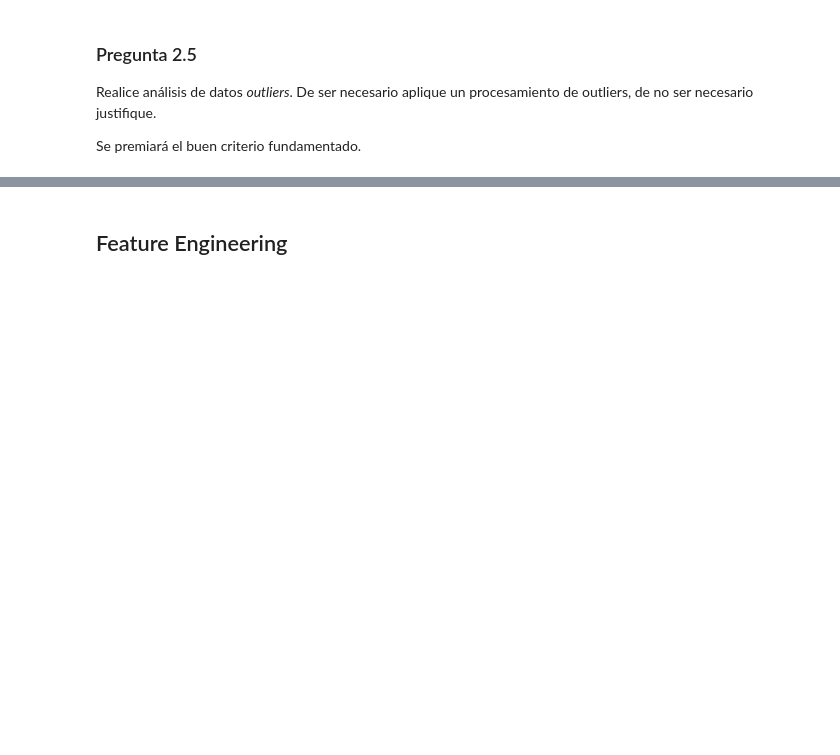
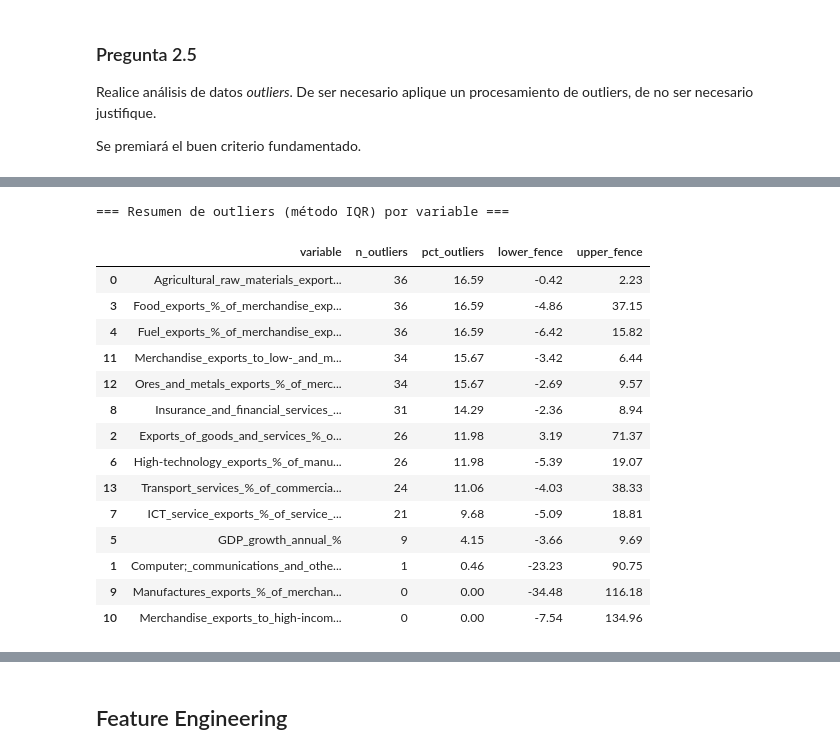
Before and after one commit to GabOqueli-16062022/Aplicaciones_Machine_Learning_economia, a Jupyter notebook: Tarea II/Tarea_2.ipynb, the cells around one changed output, grey strips where cells are left out. Drawn from its saved outputs; the diff is of its cells as text; code cells hidden in the pictures; blank space fills up the shorter version.

```diff
--- a/Tarea II/Tarea_2.ipynb
+++ b/Tarea II/Tarea_2.ipynb
@@ -1644,0 +1749,7 @@ Realice análisis de valores vacíos y tratamiento de estos. Se premiará manten
+# %%
+# Eliminar columnas con ≥ 50% de valores faltantes
+threshold_pct = 50.0
+cols_to_drop = missing_summary[
+    (missing_summary["missing_percent"] >= threshold_pct)
+].index.tolist()
+print(cols_to_drop)
@@ -1644,0 +1758,11 @@ Realice análisis de valores vacíos y tratamiento de estos. Se premiará manten
+# %%
+df_impute = df.drop(columns=cols_to_drop)
+
+# Resumen tras eliminar esas columnas de mas del 50%
+missing_counts_2 = df_impute.isna().sum()
+missing_percent_2 = (missing_counts_2 / df_impute.shape[0]) * 100
+missing_summary_2 = pd.DataFrame({
+    "missing_count": missing_counts_2,
+    "missing_percent": missing_percent_2.round(2)
+}).sort_values(by="missing_percent", ascending=False)
+display(missing_summary_2)
@@ -1644,0 +1847,2 @@ Realice análisis de valores vacíos y tratamiento de estos. Se premiará manten
+# %%
+df = df_final
@@ -1663,0 +1868,50 @@ Se premiará el buen criterio fundamentado.
+# %%
+# Función para detectar outliers usando el método IQR
+def detect_outliers_iqr(series):
+    """
+    Devuelve un booleano para cada elemento de la serie: True si es outlier según IQR.
+    Outlier = valor < Q1 - 1.5*IQR  o  valor > Q3 + 1.5*IQR
+    """
+    q1 = series.quantile(0.25)
+    q3 = series.quantile(0.75)
+    iqr = q3 - q1
+    lower_fence = q1 - 1.5 * iqr
+    upper_fence = q3 + 1.5 * iqr
+    return (series < lower_fence) | (series > upper_fence), lower_fence, upper_fence
+
+#  Recorrer cada variable numérica y calcular cantidad de outliers
+outlier_summary = []
+for col in num_cols_remaining:
+    series = df[col]
+    mask_outlier, lower_fence, upper_fence = detect_outliers_iqr(series)
+    n_outliers = mask_outlier.sum()
+    pct_outliers = n_outliers / series.shape[0] * 100
+    outlier_summary.append({
+        "variable": col,
+        "n_outliers": n_outliers,
+        "pct_outliers": round(pct_outliers, 2),
+        "lower_fence": round(lower_fence, 2),
+        "upper_fence": round(upper_fence, 2)
+    })
+
+outlier_df = pd.DataFrame(outlier_summary).sort_values(by="pct_outliers", ascending=False)
+
+print("=== Resumen de outliers (método IQR) por variable ===")
+display(outlier_df)
+# %% [output]
+=== Resumen de outliers (método IQR) por variable ===
+|  | variable | n_outliers | pct_outliers | lower_fence | upper_fence |
+| 0 | Agricultural_raw_materials_export... | 36 | 16.59 | -0.42 | 2.23 |
+| 3 | Food_exports_%_of_merchandise_exp... | 36 | 16.59 | -4.86 | 37.15 |
+| 4 | Fuel_exports_%_of_merchandise_exp... | 36 | 16.59 | -6.42 | 15.82 |
+| 11 | Merchandise_exports_to_low-_and_m... | 34 | 15.67 | -3.42 | 6.44 |
+| 12 | Ores_and_metals_exports_%_of_merc... | 34 | 15.67 | -2.69 | 9.57 |
+| 8 | Insurance_and_financial_services_... | 31 | 14.29 | -2.36 | 8.94 |
+| 2 | Exports_of_goods_and_services_%_o... | 26 | 11.98 | 3.19 | 71.37 |
+| 6 | High-technology_exports_%_of_manu... | 26 | 11.98 | -5.39 | 19.07 |
+| 13 | Transport_services_%_of_commercia... | 24 | 11.06 | -4.03 | 38.33 |
+| 7 | ICT_service_exports_%_of_service_... | 21 | 9.68 | -5.09 | 18.81 |
+| 5 | GDP_growth_annual_% | 9 | 4.15 | -3.66 | 9.69 |
+| 1 | Computer;_communications_and_othe... | 1 | 0.46 | -23.23 | 90.75 |
+| 9 | Manufactures_exports_%_of_merchan... | 0 | 0.00 | -34.48 | 116.18 |
+| 10 | Merchandise_exports_to_high-incom... | 0 | 0.00 | -7.54 | 134.96 |
```
Also changed, not shown: parts of 15 cells of this notebook.
